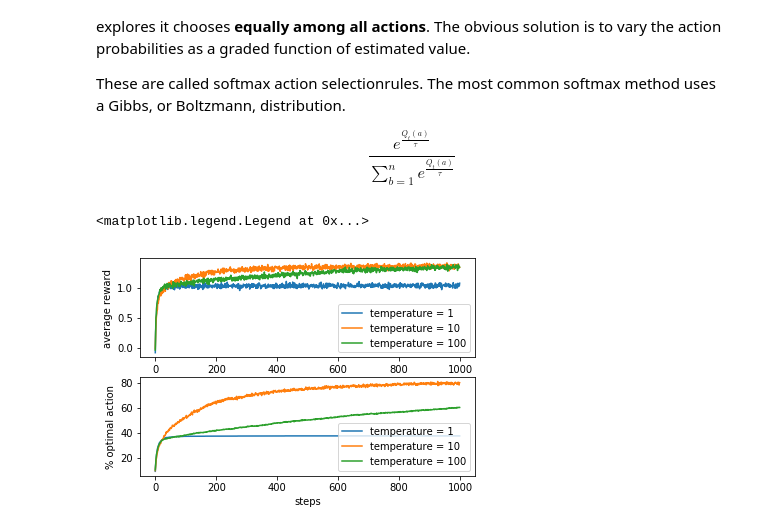
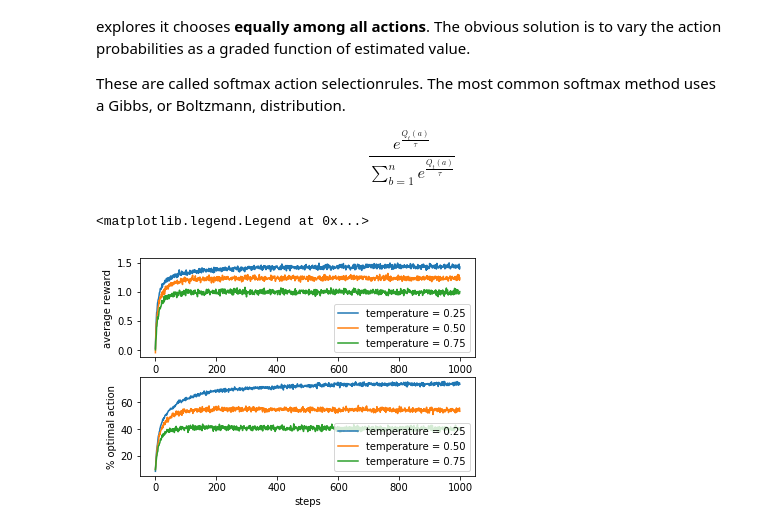
Before and after one commit to amirhossein-hkh/sutton_rl_practice, a Jupyter notebook: Chapter 2.ipynb, the cells around one changed output. Drawn from its saved outputs; the diff is of its cells as text; code cells hidden in the pictures.

Commit message:
fix softmax

```diff
--- a/Chapter 2.ipynb
+++ b/Chapter 2.ipynb
@@ -158,11 +158,13 @@ These are called softmax action selectionrules. The most common softmax method u
 
 $$\frac{e^{\frac{Q_t(a)}{\tau}}}{\sum_{b=1}^{n}e^{\frac{Q_t(a)}{\tau}}}$$
 # %%
-def chose_action_softmax(temperature):
+def choose_action_softmax(temperature):
     global k
     global q_estimation
 
+    print(temperature)
     sum_of_values = np.sum(np.exp(q_estimation / temperature))
+
     probs = np.exp(q_estimation / temperature) / sum_of_values
 
     return np.random.choice(k, p=probs)
@@ -185,35 +187,35 @@ def simulate_softmax(runs, time_steps, temperatures):
                 action = chose_action_softmax(temp)
                 reward = step_epsilon_greedy(action) ## the same step function
                 rewards[i, r, t] = reward
                 if action == np.argmax(q_true_value):
                     # it was the best action
                     best_action_counts[i, r, t] = 1
 
     # mean of all rewards and best action of all runs count in a particular time step and for a specific epsiolon
     best_action_counts = best_action_counts.mean(axis=1)
     rewards = rewards.mean(axis=1)
     return best_action_counts, rewards
 
-temperatures = [1, 10, 100]
+temperatures = [0.25, 0.5, 0.75]
 
-best_action_counts, rewards = simulate_epsilon_greedy(2000, 1000, epsilons)
+best_action_counts, rewards = simulate_softmax(2000, 1000, temperatures)
 
 %matplotlib inline
 plt.figure()
 
 plt.subplot(2, 1, 1)
 for temp, rewards in zip(temperatures, rewards):
-    plt.plot(rewards, label='temperature = %d' % (temp))
+    plt.plot(rewards, label='temperature = %.2f' % (temp))
 plt.xlabel('steps')
 plt.ylabel('average reward')
 plt.legend()
 
 plt.subplot(2, 1, 2)
 for temp, counts in zip(temperatures, best_action_counts):
-    plt.plot(counts*100, label='temperature = %d' % (temp))
+    plt.plot(counts*100, label='temperature = %.2f' % (temp))
 plt.xlabel('steps')
 plt.ylabel('% optimal action')
 plt.legend()
 # %% [output]
 <matplotlib.legend.Legend at 0x...>
-[figure, old version]
+[figure, new version]
```
Also changed, not shown: parts of 1 cell of this notebook.
